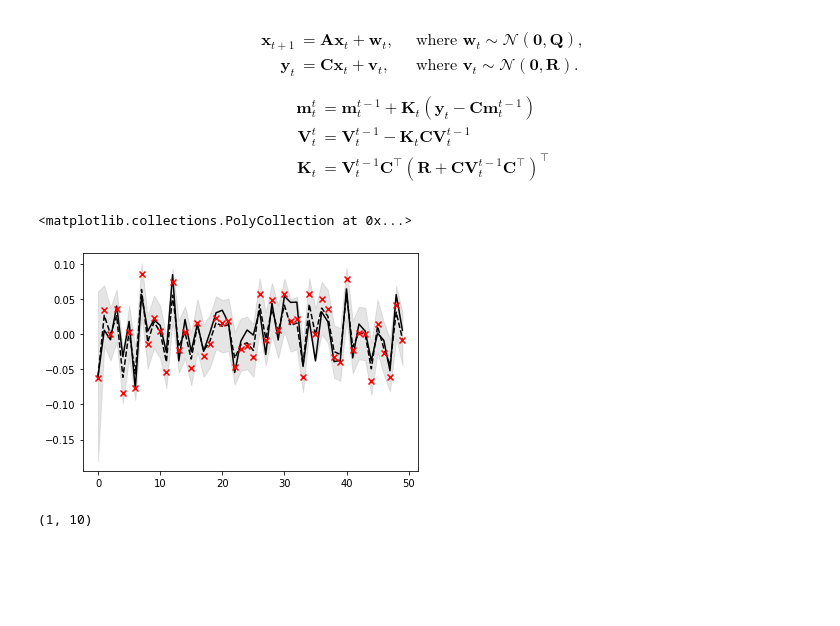
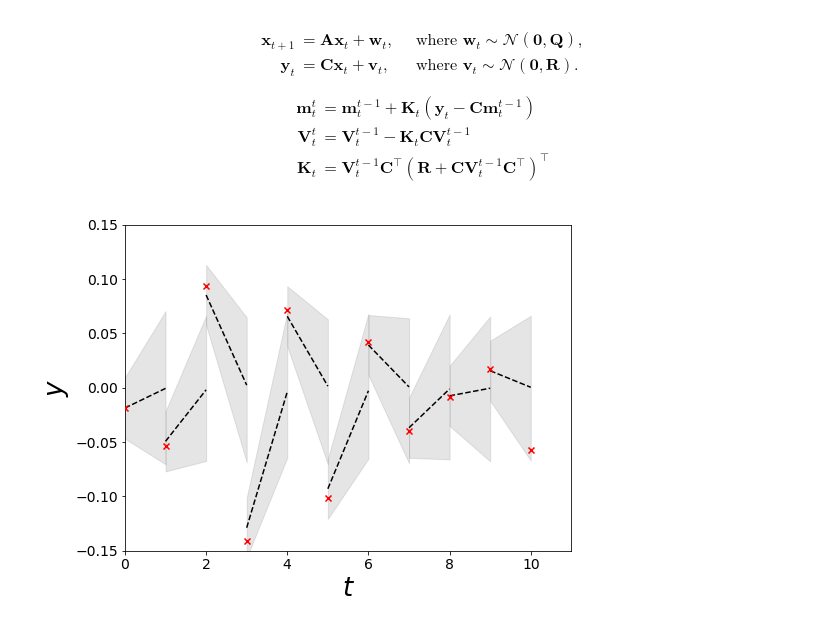
Before and after one commit to stratisMarkou/random-walks, a Jupyter notebook: content/misc/kalman/kalman.ipynb, the cells around one changed output. Cells and saved outputs as stored; diff of their text form; code cells hidden in the pictures; blank space fills up the shorter version.

```diff
--- a/content/misc/kalman/kalman.ipynb
+++ b/content/misc/kalman/kalman.ipynb
@@ -37,7 +37,7 @@ def sample_trajectory(m0, S0, A, Q, C, R, num_points):
 
     return xs, y_means, ys
 # %%
-x_dim = 2
+x_dim = 3
 y_dim = 1
 
 m0 = np.zeros(x_dim,)
@@ -49,9 +49,9 @@ A = (2 * np.random.rand(x_dim, x_dim) - 1) / x_dim
 Q = 0.1 ** 2 * np.eye(x_dim)
 
 C = 2 * np.random.rand(y_dim, x_dim) - 1
-R = 0.02 ** 2 * np.eye(y_dim)
+R = 2e-2 ** 2 * np.eye(y_dim)
 
-num_points = 50
+num_points = 11
 
 xs, y_means_true, ys = sample_trajectory(m0=m0, S0=S0, A=A, Q=Q, C=C, R=R, num_points=num_points)
 
@@ -116,19 +128,35 @@ def kalman_dot(array, V_t_1_t, C, R):
 
     return K_y
 # %%
-ms, Vs, y_means, y_vars = forward(ys=ys, m0=m0, S0=S0, A=A, Q=Q, C=C, R=R)
+ms, Vs, y_m_pred, y_v_pred, y_m_filt, y_v_filt = forward(ys=ys, m0=m0, S0=S0, A=A, Q=Q, C=C, R=R)
 
 t = np.arange(num_points)
+t_rep = np.arange(2 * num_points) // 2
 
-plt.plot(t, y_means_true[:, 0], color='k', zorder=2)
+plt.figure(figsize=(8, 6))
 plt.scatter(t, ys[:, 0], marker='x', color='red', zorder=3)
 
-plt.plot(t, y_means[:, 0], '--', color='black', zorder=2)
-plt.fill_between(t, y_means[:, 0] - y_vars[:, 0, 0] ** 0.5, y_means[:, 0] + y_vars[:, 0, 0] ** 0.5, color='gray', alpha=0.2, zorder=1)
+for i in range(num_points - 1):
+    plt.plot([t[i], t[i + 1]], [y_m_filt[i, 0], y_m_pred[i + 1, 0]], '--', color='black', zorder=2)
+
+    plt.fill_between([t[i], t[i + 1]],
+                     [y_m_filt[i, 0] - y_v_filt[i, 0, 0] ** 0.5,
+                      y_m_pred[i, 0] - y_v_pred[i, 0, 0] ** 0.5],
+                     [y_m_filt[i, 0] + y_v_filt[i, 0, 0] ** 0.5,
+                      y_m_pred[i, 0] + y_v_pred[i, 0, 0] ** 0.5],
+                     color='gray',
+                     alpha=0.2,
+                     zorder=1)
+
+plt.xticks(np.arange(0, num_points + 1, 2), fontsize=14)
+plt.yticks(np.linspace(-0.15, 0.15, 7), fontsize=14)
+
+plt.xlim([0, num_points])
+plt.ylim([-0.15, 0.15])
+
+plt.xlabel(r'$t$', fontsize=26)
+plt.ylabel(r'$y$', fontsize=26)
+
+plt.show()
 # %% [output]
-<matplotlib.collections.PolyCollection at 0x...>
-[figure, old version]
+[figure, new version]
-# %%
-C.shape
-# %% [output]
-(1, 10)
```
Also changed, not shown: parts of 6 cells of this notebook.
